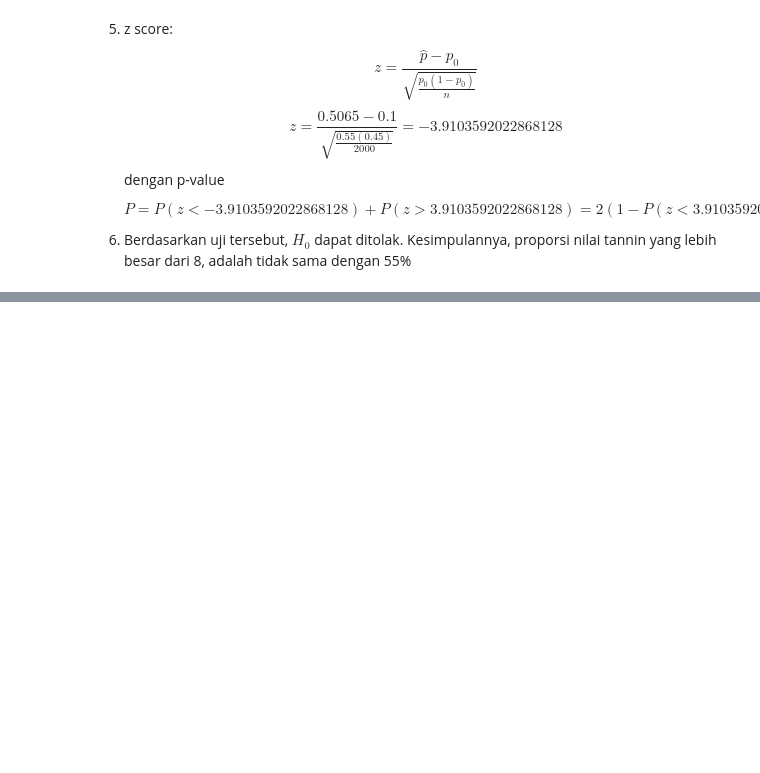
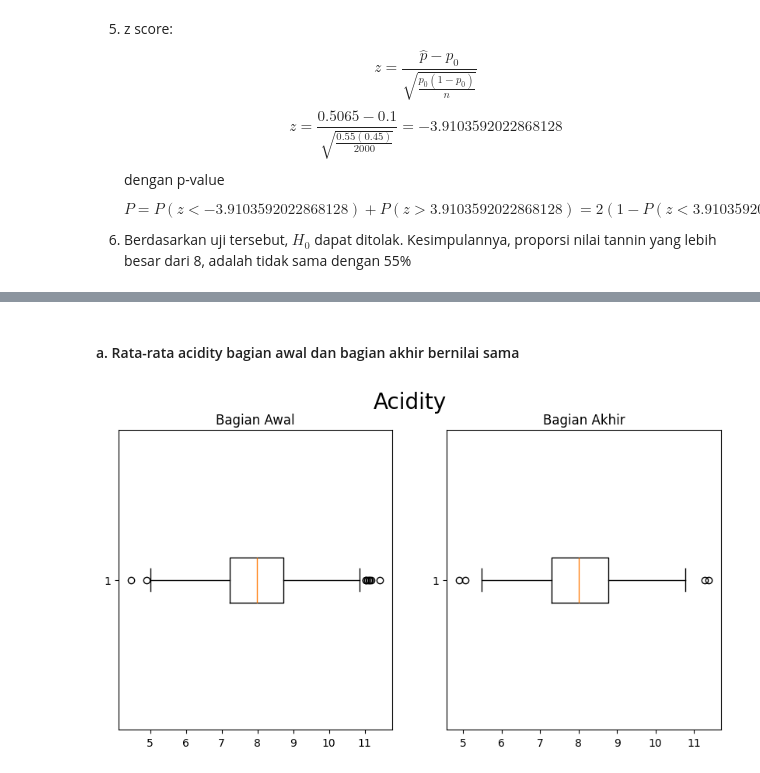
Before and after one commit to NameLessAth/Tubes-probstat, a Jupyter notebook: K02-IF2220-13522044-13522106.ipynb, the cells around one changed output, grey strips where cells are left out. Saved outputs shown, nothing was run; the diff lists cells and outputs as text; code cells hidden in the pictures; blank space fills up the shorter version.

```diff
--- a/K02-IF2220-13522044-13522106.ipynb
+++ b/K02-IF2220-13522044-13522106.ipynb
@@ -338,0 +343,14 @@ dengan p-value $$ P = P(z < -3.9103592022868128) + P(z > 3.9103592022868128) = 2
+# %% [markdown]
+#### a. Rata-rata acidity bagian awal dan bagian akhir bernilai sama
+# %%
+lower_half = databasenya['Acidity'][:1000]
+upper_half = databasenya['Acidity'][1000:]
+fig, ax = plt.subplots(1, 2, figsize=(10, 5))
+fig.suptitle('Acidity', fontsize=20)
+ax[0].boxplot(lower_half, vert=False)
+ax[0].set_title('Bagian Awal')
+ax[1].boxplot(upper_half, vert=False)
+ax[1].set_title('Bagian Akhir')
+plt.show()
+# %% [output]
+[figure, added]
```
Also changed, not shown: parts of 20 cells of this notebook.
